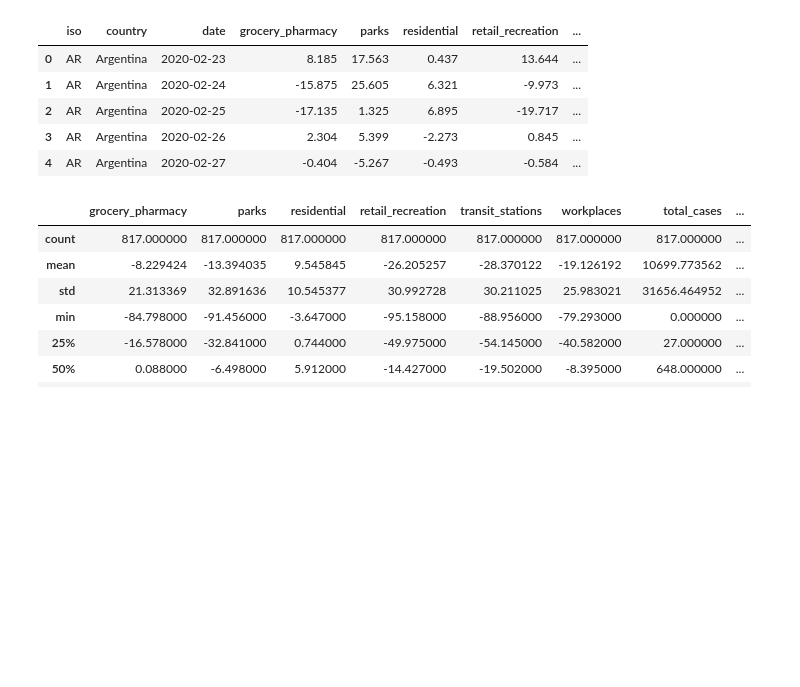
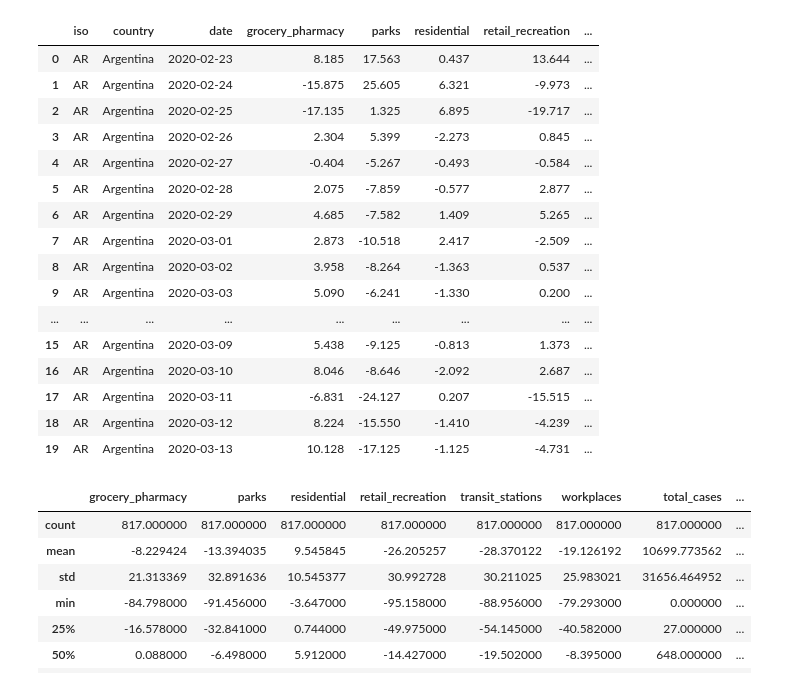
Before and after one commit to Pedrag1234/FEUP_IART_TP2, a Jupyter notebook: src/ covid19_mobility.ipynb, the cells around one changed output. Cells and saved outputs as stored; diff of their text form; code cells hidden in the pictures; blank space fills up the shorter version.

Commit message:
Data cleanup

```diff
--- a/src/ covid19_mobility.ipynb
+++ b/src/ covid19_mobility.ipynb
@@ -1,12 +1,26 @@
 # %%
 import pandas as pd
+%matplotlib inline
+import matplotlib.pyplot as plt
+import seaborn as sb
 
-iris_data = pd.read_csv('google_new.csv')
-iris_data.head()
+covid_data = pd.read_csv('google_new.csv')
+covid_data.head(20)
 # %% [output]
 |  | iso | country | date | grocery_pharmacy | parks | residential | retail_recreation | ... |
 | 0 | AR | Argentina | 2020-02-23 | 8.185 | 17.563 | 0.437 | 13.644 | ... |
 | 1 | AR | Argentina | 2020-02-24 | -15.875 | 25.605 | 6.321 | -9.973 | ... |
 | 2 | AR | Argentina | 2020-02-25 | -17.135 | 1.325 | 6.895 | -19.717 | ... |
 | 3 | AR | Argentina | 2020-02-26 | 2.304 | 5.399 | -2.273 | 0.845 | ... |
 | 4 | AR | Argentina | 2020-02-27 | -0.404 | -5.267 | -0.493 | -0.584 | ... |
+| 5 | AR | Argentina | 2020-02-28 | 2.075 | -7.859 | -0.577 | 2.877 | ... |
+| 6 | AR | Argentina | 2020-02-29 | 4.685 | -7.582 | 1.409 | 5.265 | ... |
+| 7 | AR | Argentina | 2020-03-01 | 2.873 | -10.518 | 2.417 | -2.509 | ... |
+| 8 | AR | Argentina | 2020-03-02 | 3.958 | -8.264 | -1.363 | 0.537 | ... |
+| 9 | AR | Argentina | 2020-03-03 | 5.090 | -6.241 | -1.330 | 0.200 | ... |
+| ... | ... | ... | ... | ... | ... | ... | ... | ... |
+| 15 | AR | Argentina | 2020-03-09 | 5.438 | -9.125 | -0.813 | 1.373 | ... |
+| 16 | AR | Argentina | 2020-03-10 | 8.046 | -8.646 | -2.092 | 2.687 | ... |
+| 17 | AR | Argentina | 2020-03-11 | -6.831 | -24.127 | 0.207 | -15.515 | ... |
+| 18 | AR | Argentina | 2020-03-12 | 8.224 | -15.550 | -1.410 | -4.239 | ... |
+| 19 | AR | Argentina | 2020-03-13 | 10.128 | -17.125 | -1.125 | -4.731 | ... |
```
Also changed, not shown: parts of 9 cells of this notebook.
